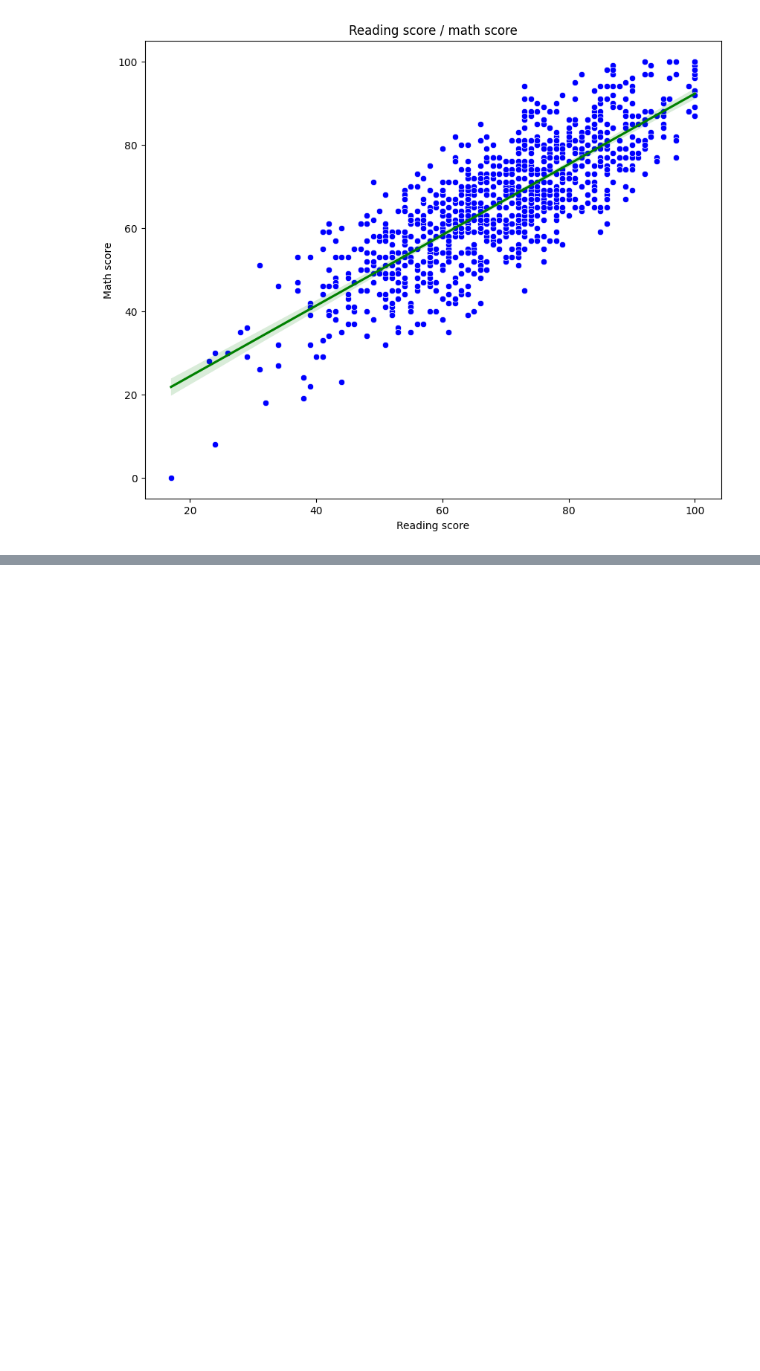
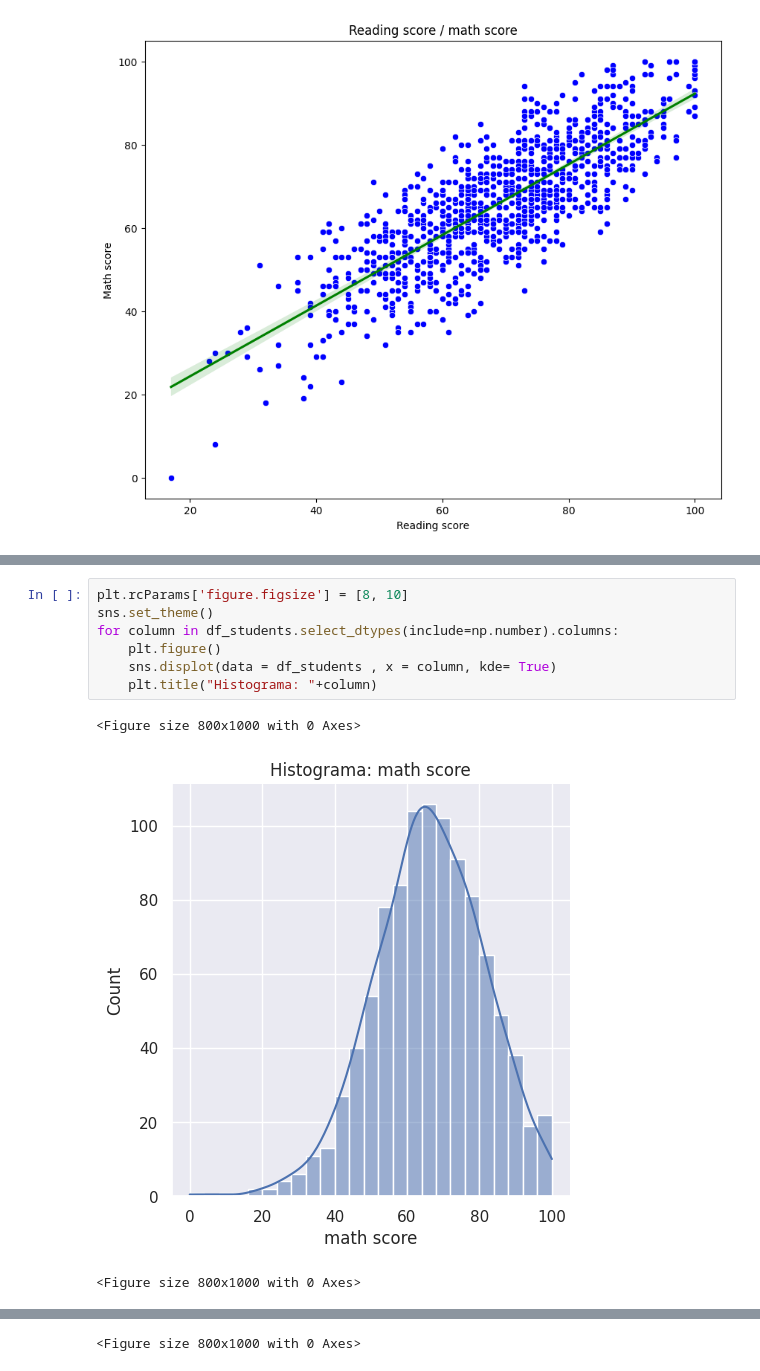
Before and after one commit to dsreliete/Womakerscode-DA-desafio_squad, a Jupyter notebook: Desafio2.ipynb, the cells around one changed output, grey strips where cells are left out. Saved outputs shown, nothing was run; the diff lists cells and outputs as text; blank space fills up the shorter version.

```diff
--- a/Desafio2.ipynb
+++ b/Desafio2.ipynb
@@ -417,0 +456,11 @@ plt.show()
+# %%
+plt.rcParams['figure.figsize'] = [8, 10]
+sns.set_theme()
+for column in df_students.select_dtypes(include=np.number).columns:
+    plt.figure()
+    sns.displot(data = df_students , x = column, kde= True)
+    plt.title("Histograma: "+column)
+# %% [output]
+<Figure size 800x1000 with 0 Axes>
+[figure, added]
+<Figure size 800x1000 with 0 Axes>
@@ -417,0 +468 @@ plt.show()
+<Figure size 800x1000 with 0 Axes>
```
Also changed, not shown: parts of 6 cells of this notebook.
